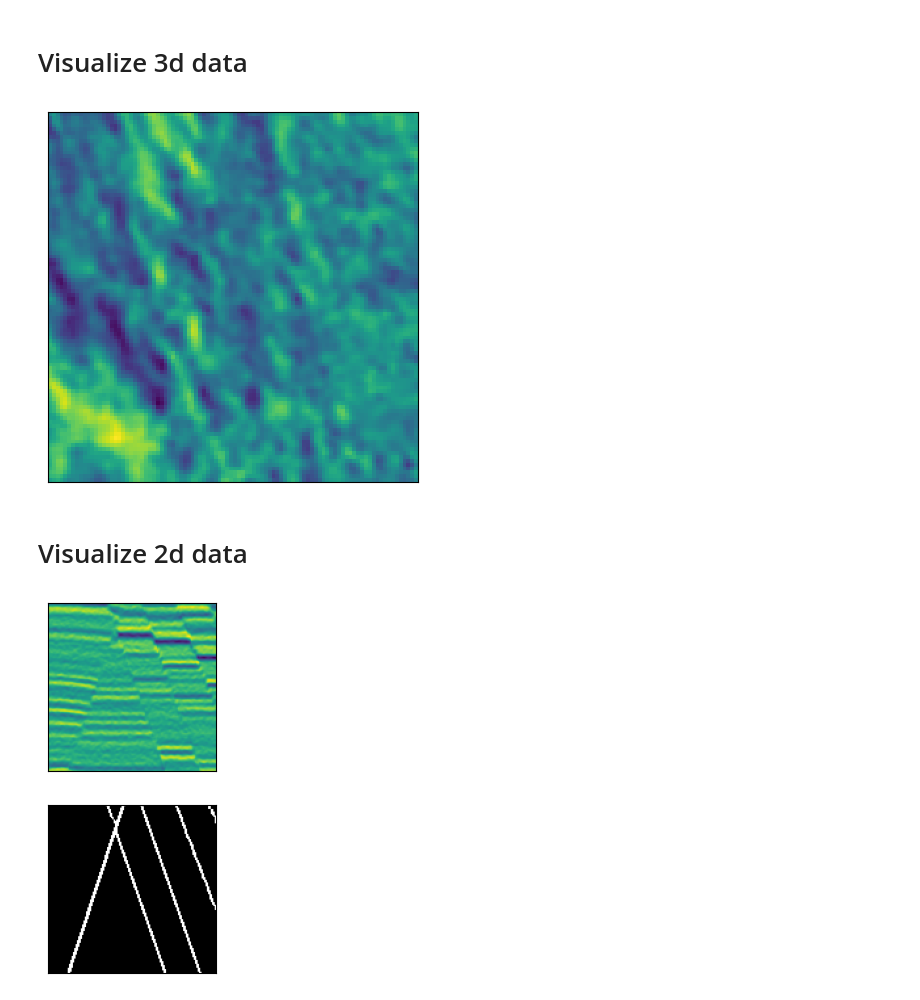
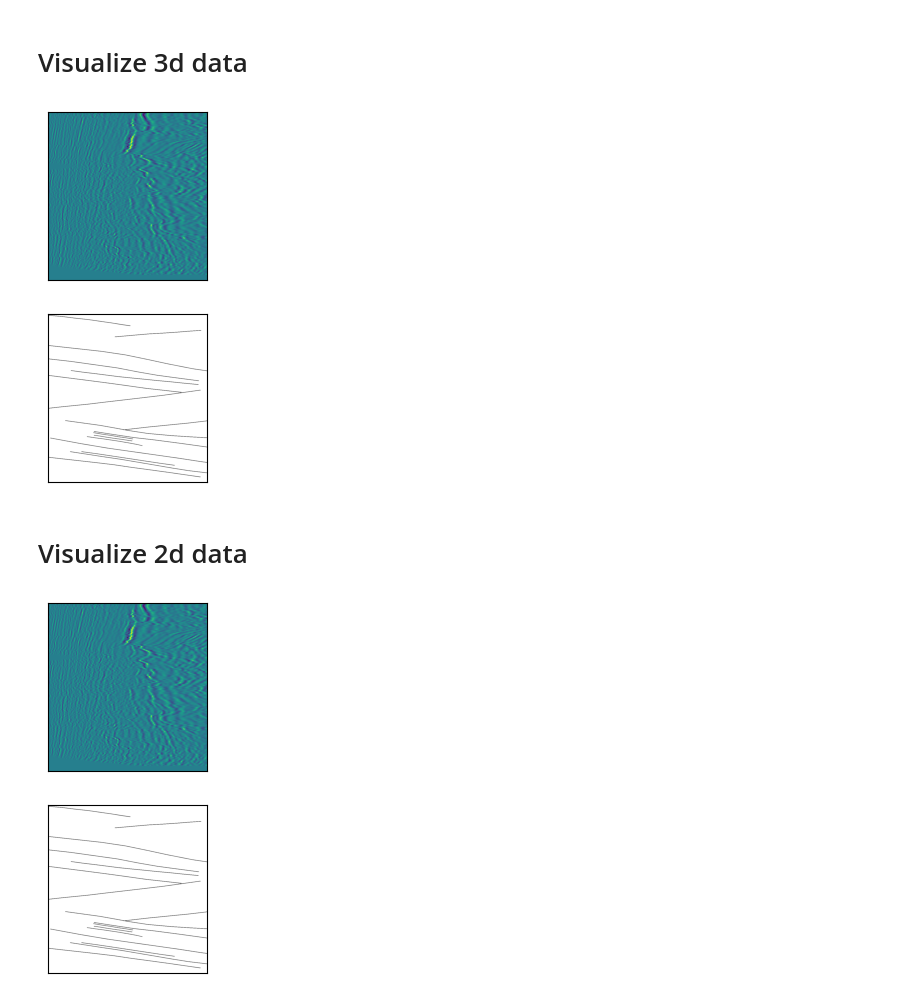
Before and after one commit to Kinlyran/Fault_Recong_zzr, a Jupyter notebook: data_explore.ipynb, the cells around one changed output. Saved outputs shown, nothing was run; the diff lists cells and outputs as text; code cells hidden in the pictures.

```diff
--- a/data_explore.ipynb
+++ b/data_explore.ipynb
@@ -9,23 +10,24 @@ import os
 # %% [markdown]
 # Visualize 3d data
+# %%
+scr_root_path = '/home/zhangzr/FaultRecongnition/Fault_data/real_labeled_data'
+seis = segyio.tools.cube(os.path.join(scr_root_path, 'mig_fill.sgy'))
+# process missing value
+seis[seis==-912300] = seis[seis!=-912300].mean()
+gt = segyio.tools.cube(os.path.join(scr_root_path, 'label_fill.sgy'))
 # %%
-ids = 100
-slice_id = 50
-with h5py.File(f'/home/zhangzr/FaultRecongnition/Fault_data/real_data/crop/{ids}.h5', 'r') as f:
-    seis = f['raw'][:]
-    # gt = f['label'][:][0,:,:,:]
-
-# plt.subplot(2,1,1)
-fig = plt.imshow(seis[:,:,slice_id])
+slice_id = 1
+plt.subplot(2,1,1)
+fig = plt.imshow(seis[slice_id,:,:])
 fig.axes.xaxis.set_visible(False)
 fig.axes.yaxis.set_visible(False)
-# plt.subplot(2,1,2)
-# fig = plt.imshow(1-gt[:,:,slice_id], cmap='binary')
-# fig.axes.xaxis.set_visible(False)
-# fig.axes.yaxis.set_visible(False)
+plt.subplot(2,1,2)
+fig = plt.imshow(gt[slice_id,:,:], cmap='binary')
+fig.axes.xaxis.set_visible(False)
+fig.axes.yaxis.set_visible(False)
 plt.show()
 # %% [output]
-[figure, old version]
+[figure, new version]
 # %% [markdown]
 # Visualize 2d data
 # %%
@@ -41,9 +43,9 @@ fig = plt.imshow(seis)
 fig.axes.xaxis.set_visible(False)
 fig.axes.yaxis.set_visible(False)
 plt.subplot(2,1,2)
-fig = plt.imshow(1-gt, cmap='binary')
+fig = plt.imshow(gt, cmap='binary')
 fig.axes.xaxis.set_visible(False)
 fig.axes.yaxis.set_visible(False)
 plt.show()
 # %% [output]
-[figure, old version]
+[figure, new version]
```
Also changed, not shown: parts of 2 cells of this notebook, 9 other files.
